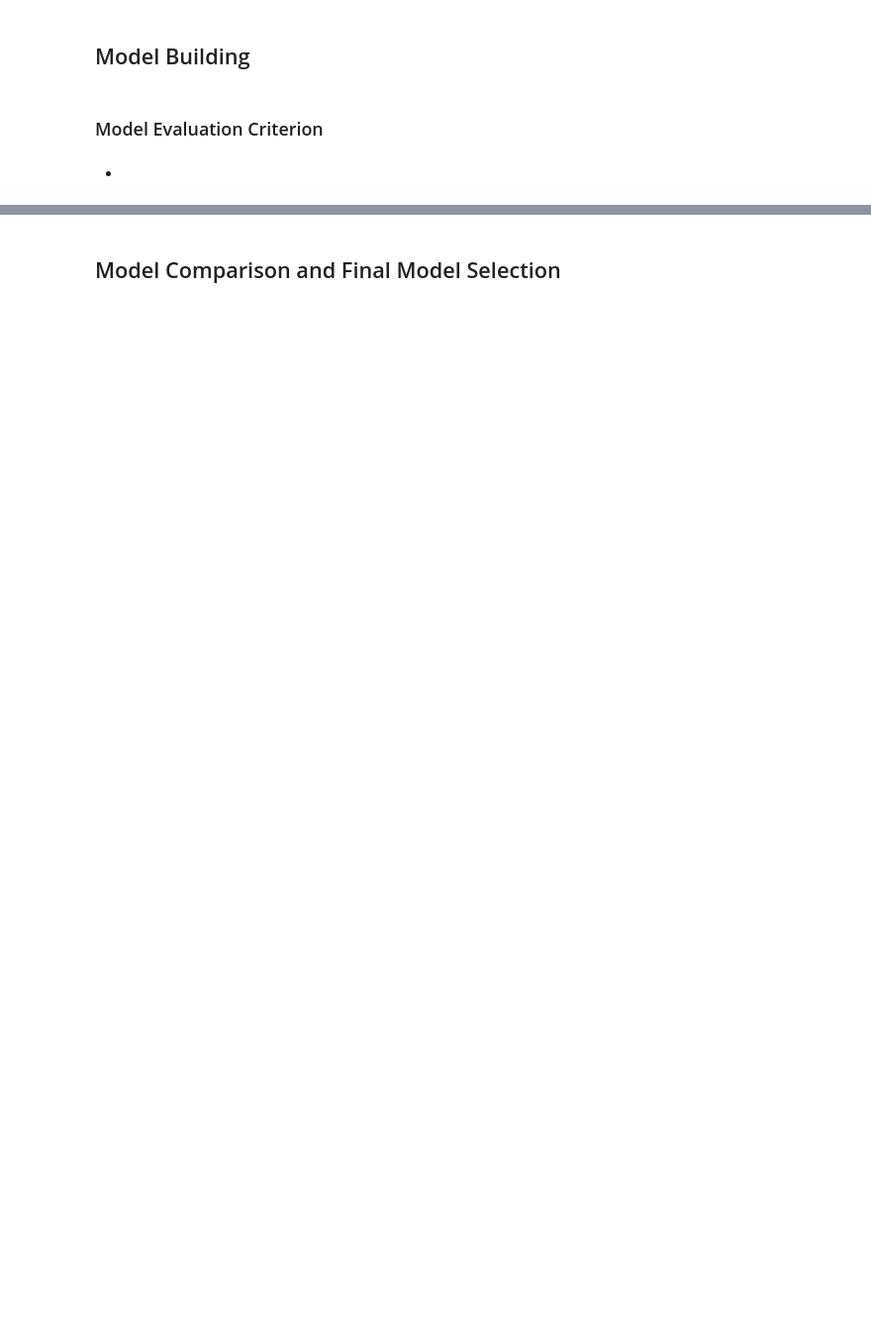
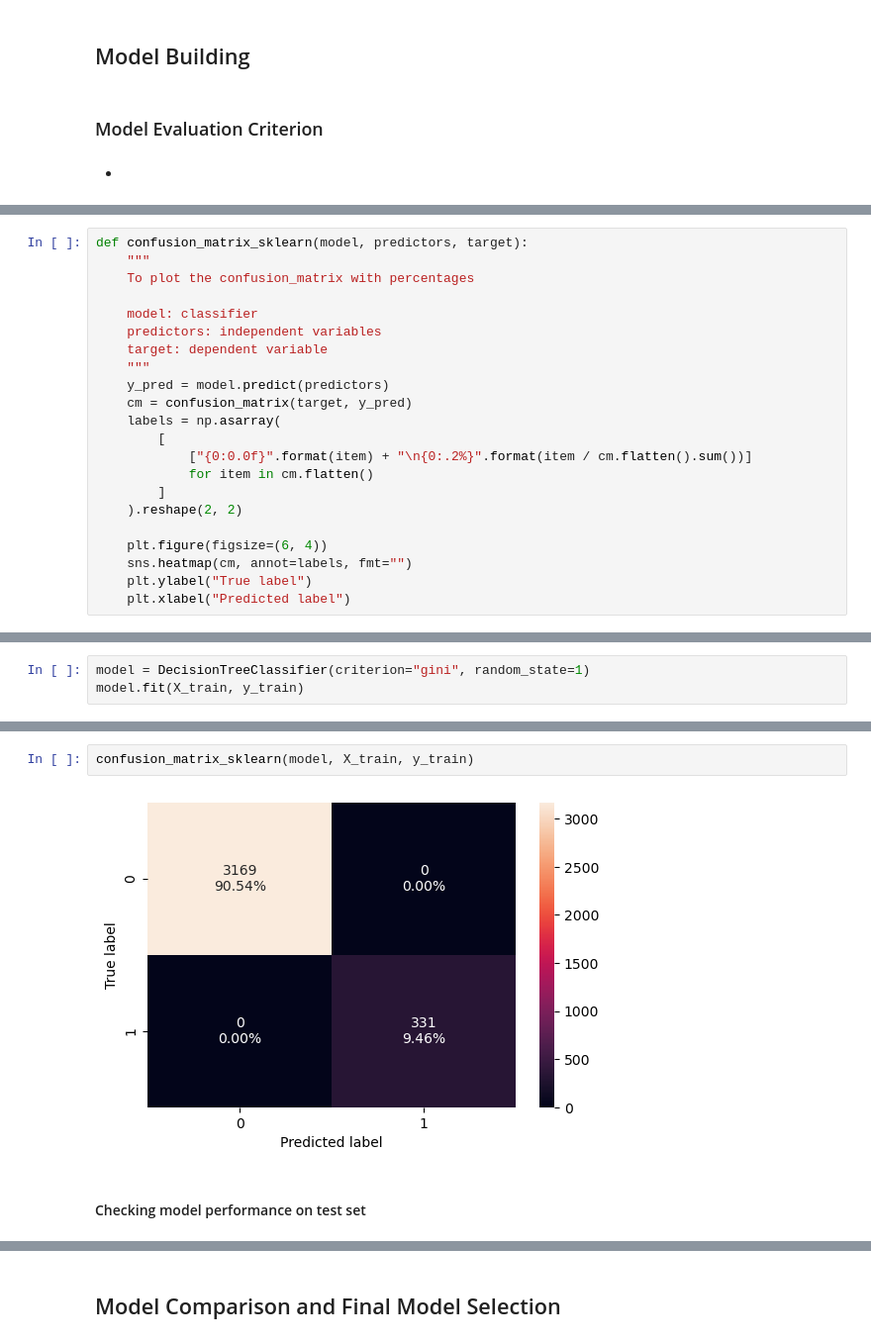
Before and after one commit to jsomerville/PGP-AI-ML-BA-UTA-JS, a Jupyter notebook: Project 2-ML-Decision Tree/ML_Full_Code_notebook.ipynb, the cells around one changed output, grey strips where cells are left out. Shown at 99% size. Cells and saved outputs as stored; diff of their text form; blank space fills up the shorter version.

```diff
--- a/Project 2-ML-Decision Tree/ML_Full_Code_notebook.ipynb
+++ b/Project 2-ML-Decision Tree/ML_Full_Code_notebook.ipynb
@@ -703 +807,23 @@ X_train, X_test, y_train, y_test = train_test_split(X, y, test_size=0.3, random_
+# %%
+def confusion_matrix_sklearn(model, predictors, target):
+    """
+    To plot the confusion_matrix with percentages
+
+    model: classifier
+    predictors: independent variables
+    target: dependent variable
+    """
+    y_pred = model.predict(predictors)
+    cm = confusion_matrix(target, y_pred)
+    labels = np.asarray(
+        [
+            ["{0:0.0f}".format(item) + "\n{0:.2%}".format(item / cm.flatten().sum())]
+            for item in cm.flatten()
+        ]
+    ).reshape(2, 2)
+
+    plt.figure(figsize=(6, 4))
+    sns.heatmap(cm, annot=labels, fmt="")
+    plt.ylabel("True label")
+    plt.xlabel("Predicted label")
 # %% [markdown]
@@ -704,0 +831,3 @@ X_train, X_test, y_train, y_test = train_test_split(X, y, test_size=0.3, random_
+# %%
+model = DecisionTreeClassifier(criterion="gini", random_state=1)
+model.fit(X_train, y_train)
@@ -704,0 +846,6 @@ X_train, X_test, y_train, y_test = train_test_split(X, y, test_size=0.3, random_
+# %%
+confusion_matrix_sklearn(model, X_train, y_train)
+# %% [output]
+[figure, added]
+# %% [markdown]
+#### Checking model performance on test set
```
Also changed, not shown: parts of 76 cells of this notebook.
